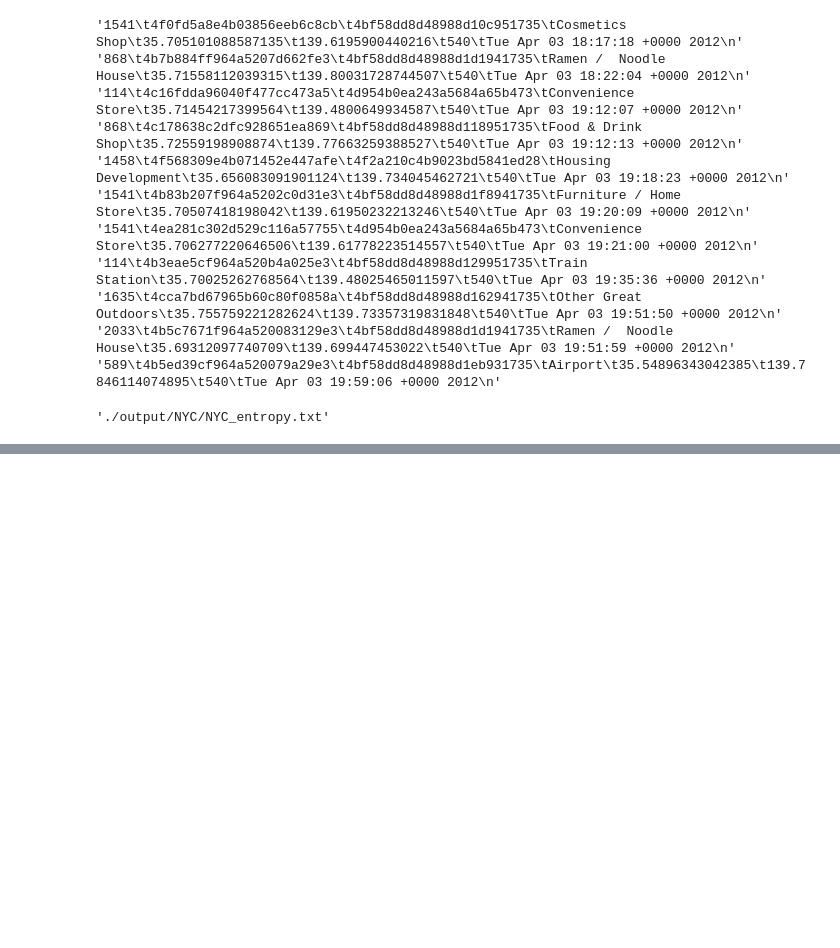
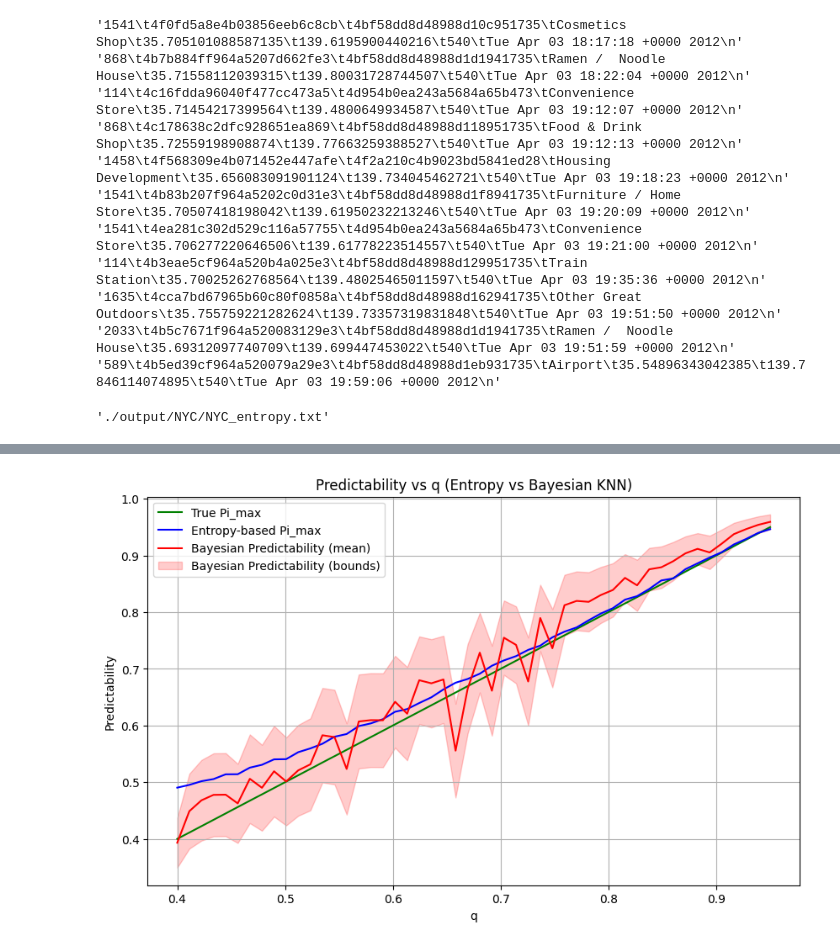
Before and after one commit to ConfusedTraveler/ContextTransitionPredictability, a Jupyter notebook: test.ipynb, the cells around one changed output, grey strips where cells are left out. Drawn from its saved outputs; the diff is of its cells as text; code cells hidden in the pictures; blank space fills up the shorter version.

```diff
--- a/test.ipynb
+++ b/test.ipynb
@@ -82,0 +150,20 @@ entropy_file
+# %%
+def real_entropy(lambdas, n):
+    """
+    Estimate the entropy rate of the symbols encoded in the input sequence.
+
+    Equation:
+        S_{real} = \left( \frac{1}{n} \sum \Lambda_{i} \right)^{-1}\log_{2}(n)
+
+    Args:
+        sequence: the input sequence of symbols.
+    Returns:
+        A float representing the entropy rate of the input sequence.
+    Reference:
+        Kontoyiannis, I., Algoet, P. H., Suhov, Y. M., & Wyner, A. J. (1998).
+        Nonparametric entropy estimation for stationary processes and random
+        fields, with applications to English text. IEEE Transactions on Information
+        Theory, 44(3), 1319-1327.
+    """
+    # return (1.0 * n / lambdas) * np.log(n)
+    return (1.0 * n / lambdas) * np.log2(n)
@@ -82,0 +350,47 @@ entropy_file
+# %%
+n = 2**15
+qs = np.linspace(0.4, 0.95, 50)  # q 值
+Pi_entropy = []
+BER_upper = []
+BER_lower = []
+BER_mean = []
+
+r = 3  # 滑动窗口长度
+
+for q in qs:
+    seq = generate_sequence(q, n)
+
+    # 1️⃣ 基于熵
+    lambdas = lambdas_naive(seq)
+    H = real_entropy(lambdas, len(seq))
+    Pi_max = max_predictability(H, 3)
+    Pi_entropy.append(Pi_max)
+
+    # 2️⃣ 基于贝叶斯（KNN方法）
+    X, y = sequence_to_feature_label(seq, r=r)
+    X = X.astype(np.float64)
+    y = y.astype(np.intp)
+
+    ber_result = ber(X, y, k=5, method="KNN")
+    Pi_upper = 1 - ber_result.ber
+    Pi_lower = 1 - ber_result.ber_lower
+    Pi_mean = (Pi_upper + Pi_lower)/2
+
+    BER_upper.append(Pi_upper)
+    BER_lower.append(Pi_lower)
+    BER_mean.append(Pi_mean)
+
+# 画图
+plt.figure(figsize=(10,6))
+plt.plot(qs, qs, label="True Pi_max", color='green')
+plt.plot(qs, Pi_entropy, label="Entropy-based Pi_max", color='blue')
+plt.plot(qs, BER_mean, label="Bayesian Predictability (mean)", color='red')
+plt.fill_between(qs, BER_lower, BER_upper, color='red', alpha=0.2, label="Bayesian Predictability (bounds)")
+plt.xlabel("q")
+plt.ylabel("Predictability")
+plt.title("Predictability vs q (Entropy vs Bayesian KNN)")
+plt.legend()
+plt.grid(True)
+plt.show()
+# %% [output]
+[figure, added]
```
Also changed, not shown: parts of 17 cells of this notebook, 14 other files.
